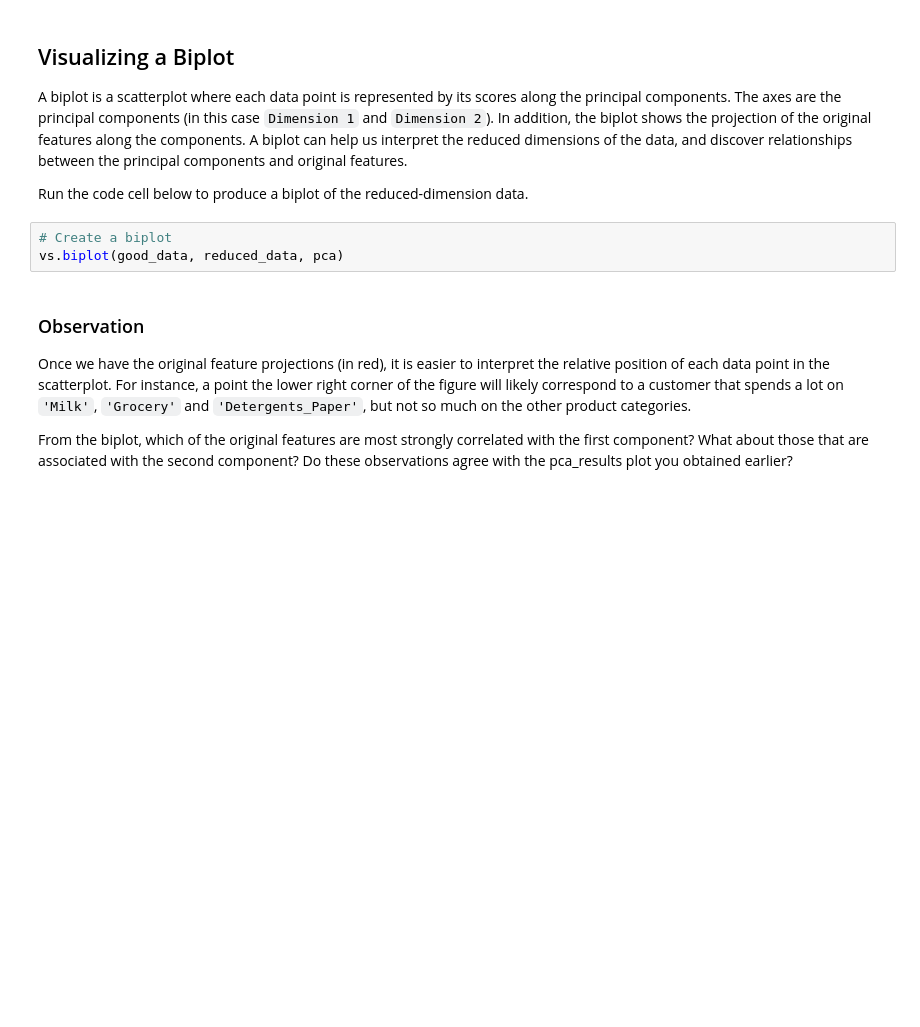
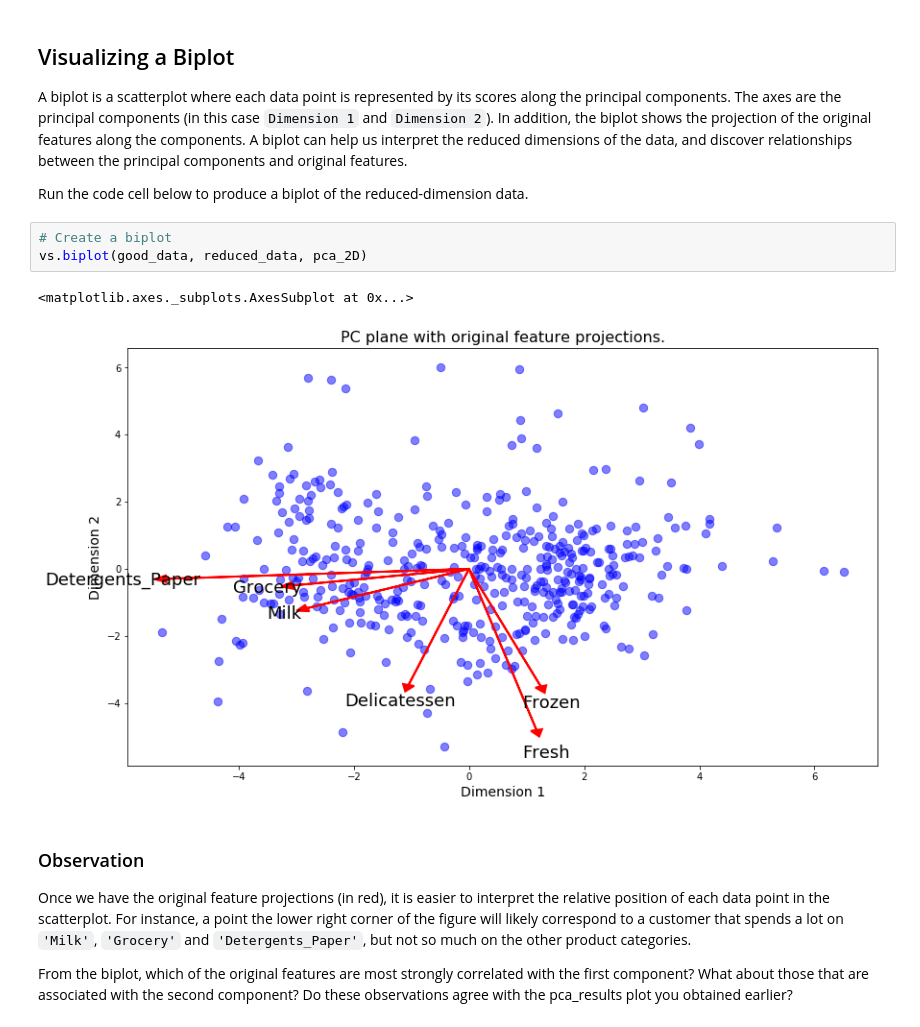
Before and after one commit to adrifmonte/customer-segments, a Jupyter notebook: customer_segments.ipynb, the cells around one changed output. Saved outputs shown, nothing was run; the diff lists cells and outputs as text; blank space fills up the shorter version.

Commit message:
Biplotting 2D PCA

```diff
--- a/customer_segments.ipynb
+++ b/customer_segments.ipynb
@@ -544,7 +544,10 @@ A biplot is a scatterplot where each data point is represented by its scores alo
 Run the code cell below to produce a biplot of the reduced-dimension data.
 # %%
 # Create a biplot
-vs.biplot(good_data, reduced_data, pca)
+vs.biplot(good_data, reduced_data, pca_2D)
+# %% [output]
+<matplotlib.axes._subplots.AxesSubplot at 0x...>
+[figure, added]
 # %% [markdown]
 ### Observation
 
```
